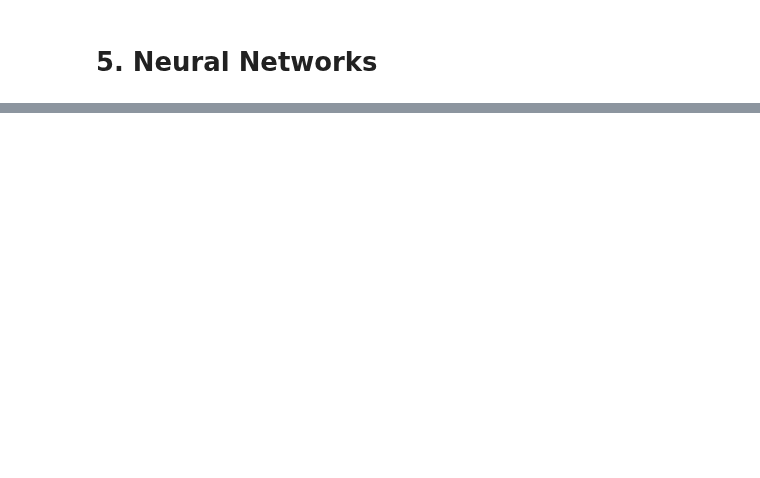
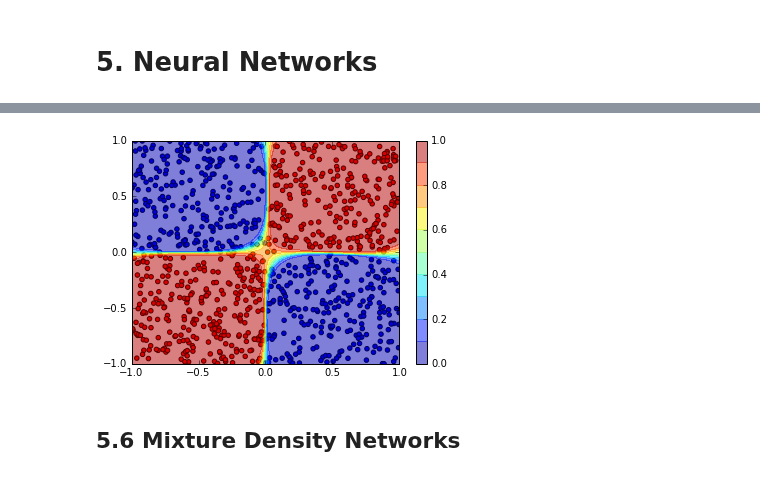
Before and after one commit to ctgk/PRML, a Jupyter notebook: ch05_Neural_Networks.ipynb, the cells around one changed output, grey strips where cells are left out. Cells and saved outputs as stored; diff of their text form; code cells hidden in the pictures; blank space fills up the shorter version.

Commit message:
demo of classification and mixture density network

```diff
--- a/ch05_Neural_Networks.ipynb
+++ b/ch05_Neural_Networks.ipynb
@@ -50,0 +55,15 @@ plt.show()
+# %%
+def create_toy_dataset():
+    x = np.random.uniform(-1., 1., size=(1000, 2))
+    labels = (np.prod(x, axis=1) > 0).astype(np.float)
+    return x, labels.reshape(-1, 1)
+
+x, labels = create_toy_dataset()
+# %%
+layers = [nn.Layer(2, 4), nn.Tanh(), nn.Layer(4, 1)]
+cost_function = nn.SigmoidCrossEntropy()
+model = nn.NeuralNetwork(layers, cost_function)
+for i in range(100000):
+    if i % 10000 == 0:
+        print("step %6d, cost %f" % (i, model.cost(x, labels)))
+    model.fit(x, labels, learning_rate=0.001)
@@ -50,0 +81,17 @@ plt.show()
+# %%
+X_test, Y_test = np.meshgrid(np.linspace(-1, 1, 100), np.linspace(-1, 1, 100))
+x_test = np.array([X_test, Y_test]).transpose(1, 2, 0).reshape(-1, 2)
+probs = model.predict(x_test)
+Probs = probs.reshape(100, 100)
+levels = np.linspace(0, 1, 11)
+colors = ["blue", "red"]
+plt.scatter(x[:, 0], x[:, 1], c=[colors[int(label)] for label in labels])
+plt.contourf(X_test, Y_test, Probs, levels, alpha=0.5)
+plt.colorbar()
+plt.xlim(-1, 1)
+plt.ylim(-1, 1)
+plt.show()
+# %% [output]
+[figure, added]
+# %% [markdown]
+## 5.6 Mixture Density Networks
```
Also changed, not shown: parts of 8 cells of this notebook.
